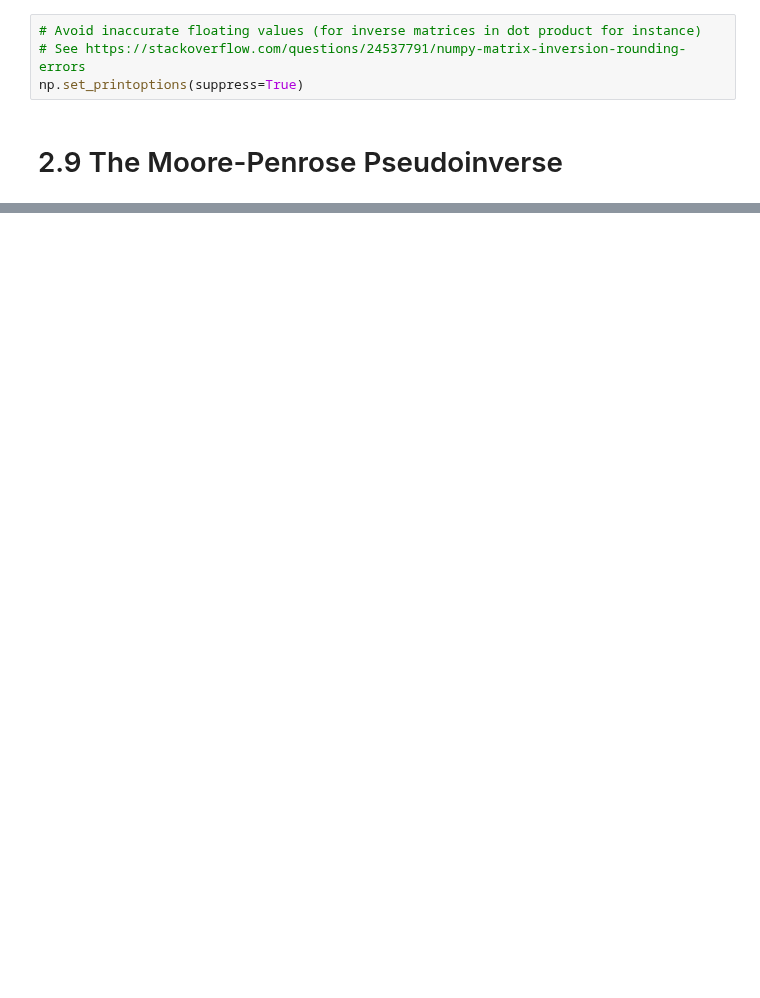
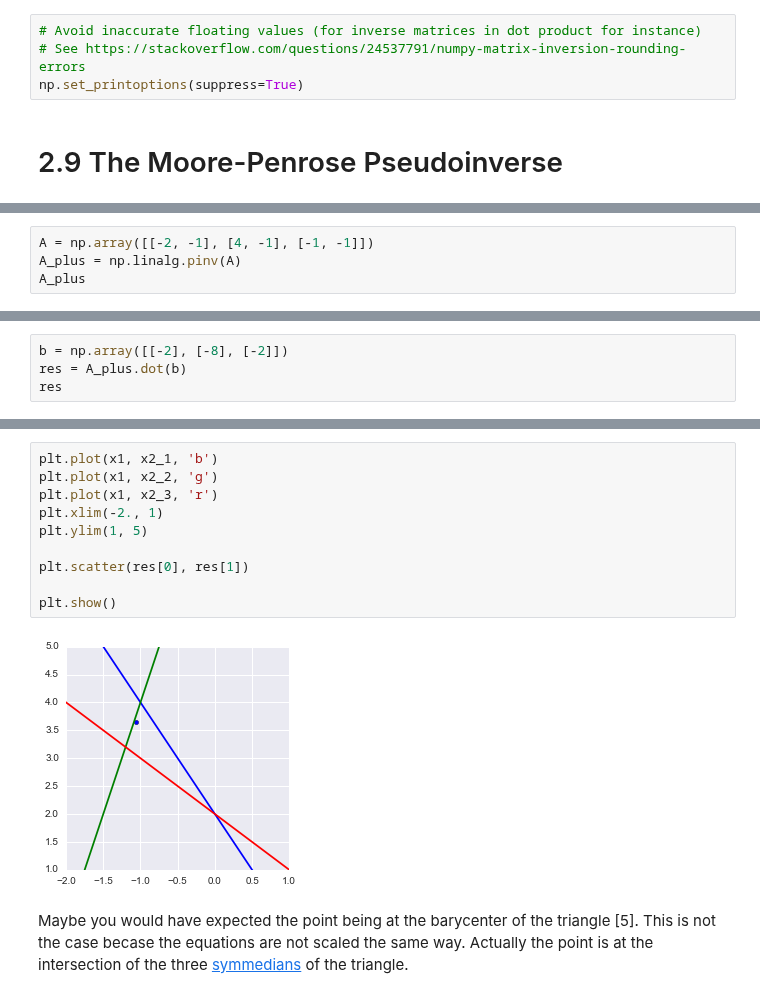
Before and after one commit to hadrienj/deepLearningBook-Notes, a Jupyter notebook: 2.9 The Moore-Penrose Pseudoinverse/2.9 The Moore-Penrose Pseudoinverse.ipynb, the cells around one changed output, grey strips where cells are left out. Saved outputs shown, nothing was run; the diff lists cells and outputs as text; blank space fills up the shorter version.

```diff
--- a/2.9 The Moore-Penrose Pseudoinverse/2.9 The Moore-Penrose Pseudoinverse.ipynb
+++ b/2.9 The Moore-Penrose Pseudoinverse/2.9 The Moore-Penrose Pseudoinverse.ipynb
@@ -26,0 +205,4 @@ https://www.quora.com/What-is-the-intuition-behind-pseudo-inverse-of-a-matrix
+# %%
+A = np.array([[-2, -1], [4, -1], [-1, -1]])
+A_plus = np.linalg.pinv(A)
+A_plus
@@ -26,0 +224,4 @@ https://www.quora.com/What-is-the-intuition-behind-pseudo-inverse-of-a-matrix
+# %%
+b = np.array([[-2], [-8], [-2]])
+res = A_plus.dot(b)
+res
@@ -26,0 +262,14 @@ https://www.quora.com/What-is-the-intuition-behind-pseudo-inverse-of-a-matrix
+# %%
+plt.plot(x1, x2_1, 'b')
+plt.plot(x1, x2_2, 'g')
+plt.plot(x1, x2_3, 'r')
+plt.xlim(-2., 1)
+plt.ylim(1, 5)
+
+plt.scatter(res[0], res[1])
+
+plt.show()
+# %% [output]
+[figure, added]
+# %% [markdown]
+Maybe you would have expected the point being at the barycenter of the triangle [5]. This is not the case becase the equations are not scaled the same way. Actually the point is at the intersection of the three [symmedians](https://en.wikipedia.org/wiki/Symmedian) of the triangle.
```
Also changed, not shown: parts of 42 cells of this notebook, 21 other files.
